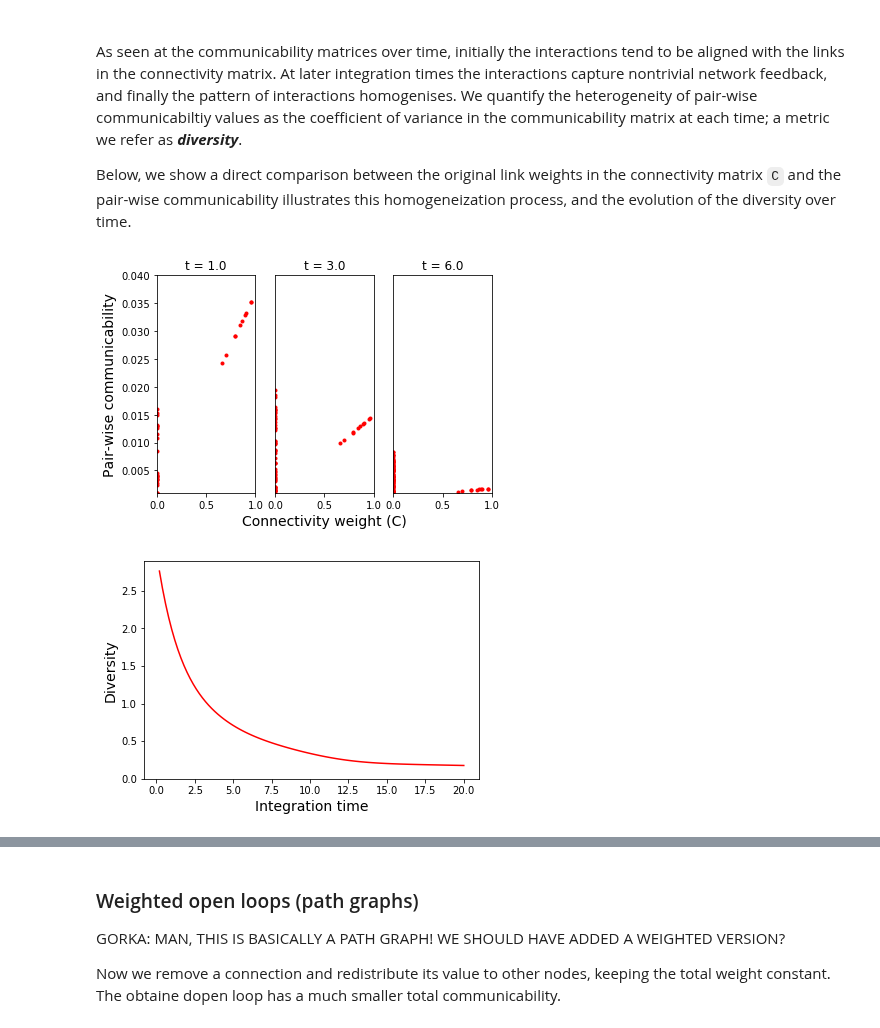
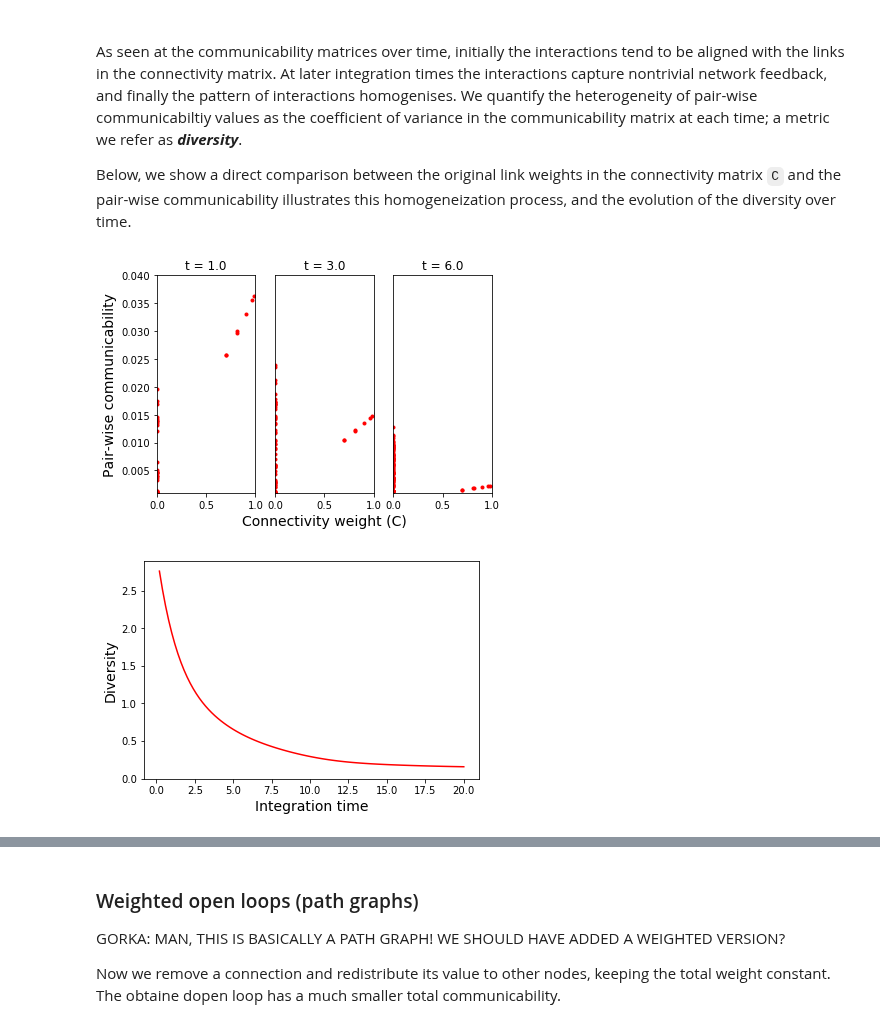
Before and after one commit to mb-BCA/NetDynFlow, a Jupyter notebook: Examples/Tutorial_1_Basics.ipynb, the cells around one changed output, grey strips where cells are left out. Cells and saved outputs as stored; diff of their text form; code cells hidden in the pictures.

```diff
--- a/Examples/Tutorial_1_Basics.ipynb
+++ b/Examples/Tutorial_1_Basics.ipynb
@@ -386,22 +376,20 @@ Setting the number of nodes to *N = 4* would reproduce results in Figs. 2 and 3
 # Create a directed ring with random link weights
 N = 10
 c0 = 0.8
-w_spread = 0.2
+w_spread = 0.4
 
-C = np.zeros([N,N])
+C_dir = np.zeros([N,N])
 for i in range(N):
-    C[i-1,i] = c0 * (1 + 2*w_spread*(np.random.rand() - 0.5))
+    C_dir[i-1,i] = c0 * (1 + 2*w_spread*(np.random.rand() - 0.5))
 
 # Visualise the connectivity matrix
 axticks = np.arange(0,N,2)
 
 plt.figure()
-plt.imshow(C, interpolation='nearest')
+plt.imshow(C_dir, interpolation='nearest')
 plt.xticks(axticks, axticks+1, fontsize=12)
 plt.yticks(axticks, axticks+1, fontsize=12)
 plt.colorbar()
-plt.xlabel('target node', fontsize=12)
-plt.ylabel('source node', fontsize=12)
-
-plt.show()
+plt.xlabel('Target node', fontsize=12)
+plt.ylabel('Source node', fontsize=12)
 # %% [output]
@@ -418,14 +407,14 @@ nsteps = len(tpoints)
 tau = 1.0
 
 # Calculate dynamic communicability
-dc = ndf.DynCom(C, tau, tmax=tfinal, timestep=dt)
+dc_dir = ndf.DynCom(C_dir, tau, tmax=tfinal, timestep=dt)
 
 # Visualise the communicability matrix at three different integration times
 axticks = np.arange(0,N,2)
 for t in [1,3,6]:
     plt.figure(figsize=[3,3])
     #plt.axes([0.2, 0.25, 0.65, 0.65])
-    plt.imshow(dc[int(t/dt)], interpolation='nearest', cmap='Reds', vmin=0, vmax=0.02)
+    plt.imshow(dc_dir[int(t/dt)], interpolation='nearest', cmap='Reds', vmin=0, vmax=0.02)
     plt.xticks(axticks, axticks+1, fontsize=12)
     plt.yticks(axticks, axticks+1, fontsize=12)
     plt.colorbar(ticks=[0,0.01,0.02])
@@ -492,30 +476,28 @@ Below, we show a direct comparison between the original link weights in the conn
 # %%
 # Plot the comparison between the connectivity weights and communicability over time.
 plt.figure()
 for i, t in enumerate([1,3,6]):
     plt.subplot(1,3,i+1)
-    plt.plot(C, dc[int(t/dt)], '.r')
+    plt.plot(C_dir, dc_dir[int(t/dt)], '.r')
     if i==1:
         plt.xlabel('Connectivity weight (C)', fontsize=14)
     if i==0:
         plt.ylabel('Pair-wise communicability', fontsize=14)
     else:
         plt.yticks([])
     plt.axis(xmin=-0.001, xmax=1, ymin=0.001, ymax=0.04)
     plt.title('t = %1.1f' %t)
 
 
 # Compute the diversity over time from the dyn. comm. tensor
-divers = ndf.Diversity(dc)
+divers = ndf.Diversity(dc_dir)
 
 # Plot the temporal evolution of the diversity
 plt.figure()
-plt.plot(tpoints, ndf.Diversity(dc), color='r')
+plt.plot(tpoints, ndf.Diversity(dc_dir), color='r')
 plt.axis(ymin=0)
 plt.xlabel('Integration time', fontsize=14)
 plt.ylabel('Diversity', fontsize=14)
-
-plt.show()
 # %% [output]
-[figure, old version]
+[figure, new version]
-[figure, old version]
+[figure, new version]
```
Also changed, not shown: parts of 21 cells of this notebook, 2 other files.
